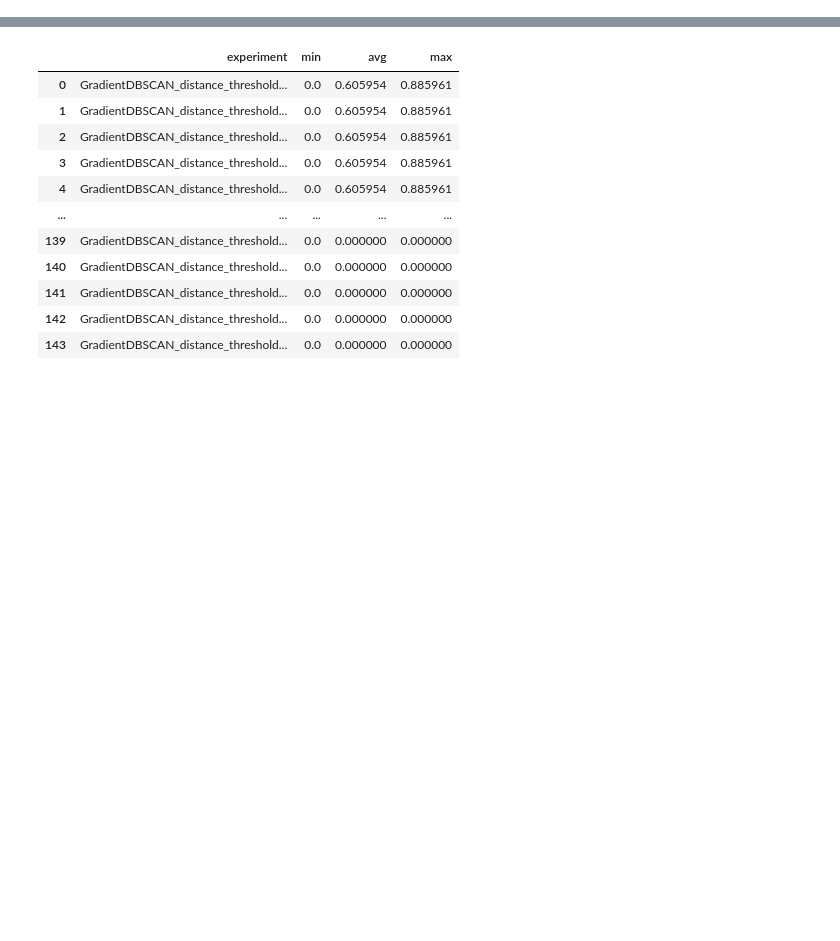
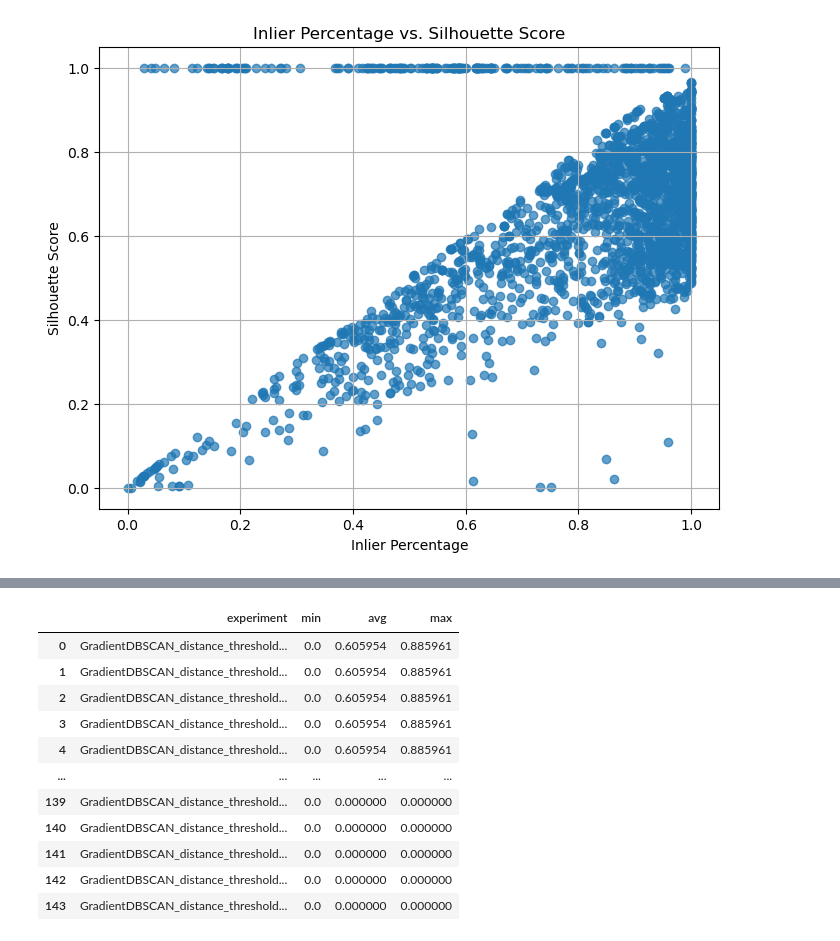
Before and after one commit to BeeGroup-cimne/solar_potencial_estimation_v3, a Jupyter notebook: Scripts/Plane_Identification_Revised/nov22/plotResultsComputeScore.ipynb, the cells around one changed output, grey strips where cells are left out. Drawn from its saved outputs; the diff is of its cells as text; code cells hidden in the pictures; blank space fills up the shorter version.

```diff
--- a/Scripts/Plane_Identification_Revised/nov22/plotResultsComputeScore.ipynb
+++ b/Scripts/Plane_Identification_Revised/nov22/plotResultsComputeScore.ipynb
@@ -57,0 +71,18 @@ allMetricsDF
+# %%
+silhouette_values = []
+inlier_percentage_values = []
+
+for _, row in allMetricsDF.iterrows():
+    silhouette_values.extend(row['silhouette'])
+    inlier_percentage_values.extend(row['inlierPercentage'])
+
+# Scatter plot
+plt.figure(figsize=(8, 6))
+plt.scatter(inlier_percentage_values, silhouette_values, alpha=0.7)
+plt.title('Inlier Percentage vs. Silhouette Score')
+plt.xlabel('Inlier Percentage')
+plt.ylabel('Silhouette Score')
+plt.grid(True)
+plt.show()
+# %% [output]
+[figure, added]
```
Also changed, not shown: parts of 17 cells of this notebook, 20 other files.
